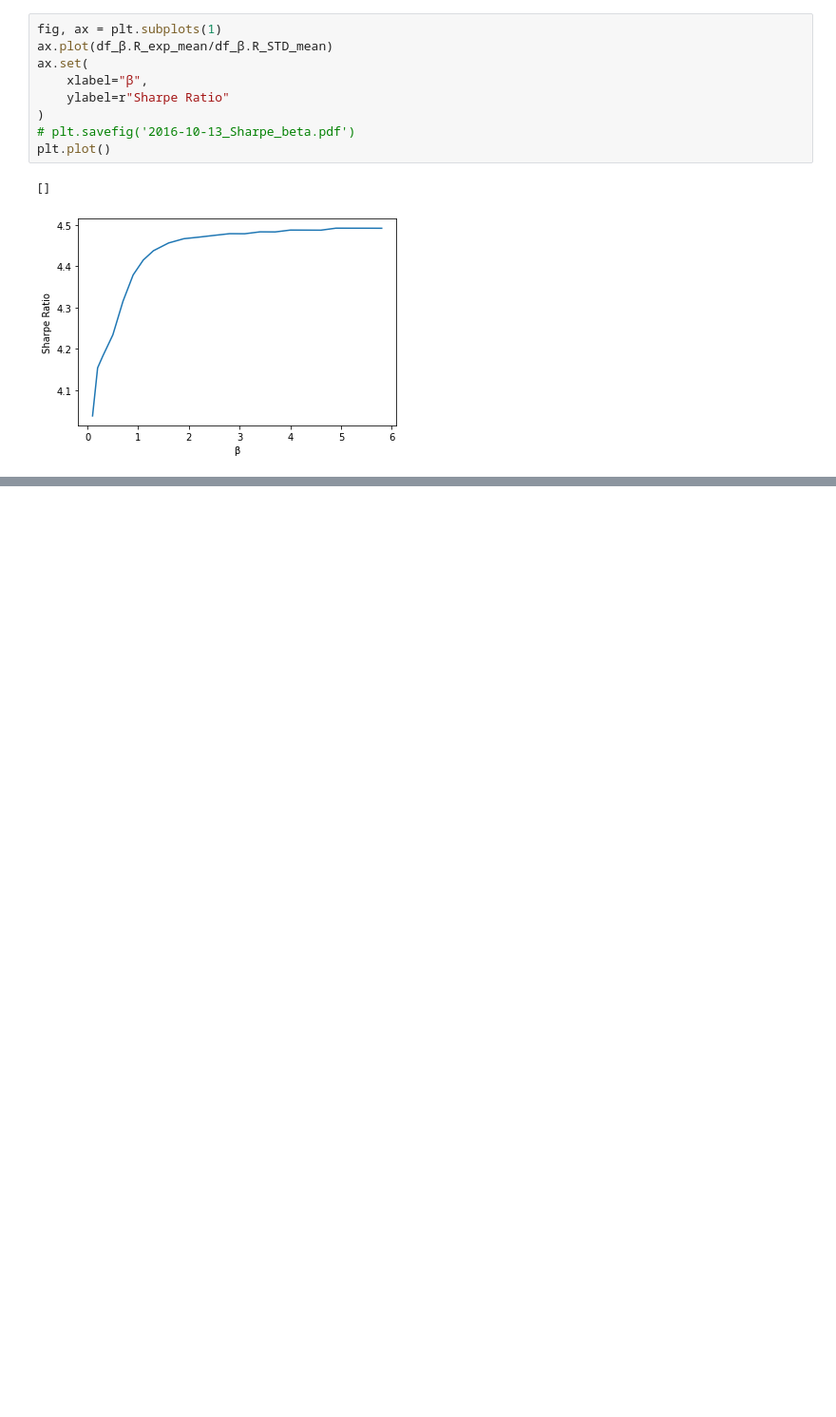
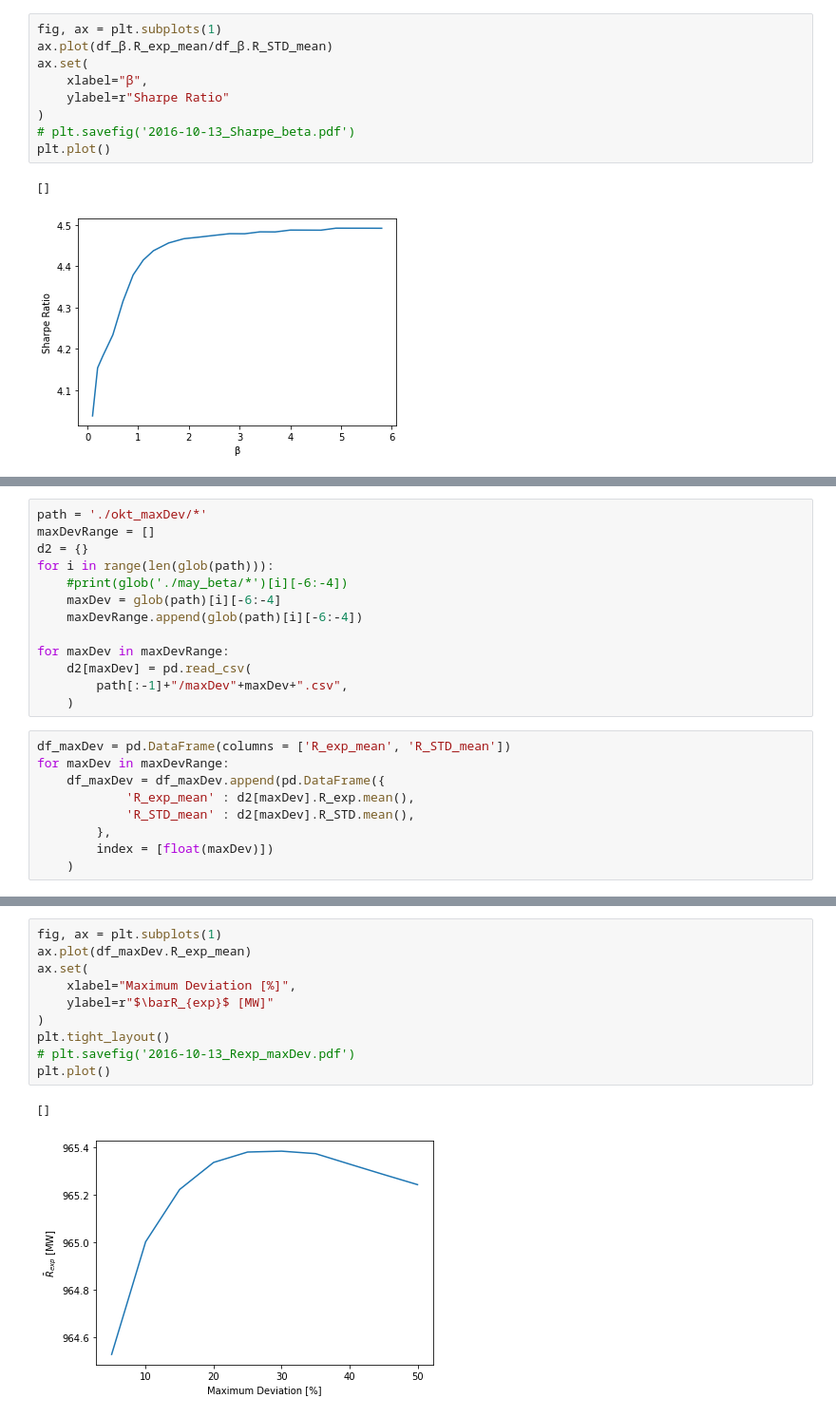
Before and after one commit to lsund234/ATIES3_group_project, a Jupyter notebook: 2016-10-13/Wind_plots_vAE.ipynb, the cells around one changed output, grey strips where cells are left out. Shown at 95% size. Saved outputs shown, nothing was run; the diff lists cells and outputs as text; blank space fills up the shorter version.

```diff
--- a/2016-10-13/Wind_plots_vAE.ipynb
+++ b/2016-10-13/Wind_plots_vAE.ipynb
@@ -86,0 +91,22 @@ plt.plot()
+# %%
+path = './okt_maxDev/*'
+maxDevRange = []
+d2 = {}
+for i in range(len(glob(path))):
+    #print(glob('./may_beta/*')[i][-6:-4])
+    maxDev = glob(path)[i][-6:-4]
+    maxDevRange.append(glob(path)[i][-6:-4])
+
+for maxDev in maxDevRange:
+    d2[maxDev] = pd.read_csv(
+        path[:-1]+"/maxDev"+maxDev+".csv",
+    )
+# %%
+df_maxDev = pd.DataFrame(columns = ['R_exp_mean', 'R_STD_mean'])
+for maxDev in maxDevRange:
+    df_maxDev = df_maxDev.append(pd.DataFrame({
+            'R_exp_mean' : d2[maxDev].R_exp.mean(),
+            'R_STD_mean' : d2[maxDev].R_STD.mean(),
+        },
+        index = [float(maxDev)])
+    )
@@ -86,0 +127,13 @@ plt.plot()
+# %%
+fig, ax = plt.subplots(1)
+ax.plot(df_maxDev.R_exp_mean)
+ax.set(
+    xlabel="Maximum Deviation [%]",
+    ylabel=r"$\barR_{exp}$ [MW]"
+)
+plt.tight_layout()
+# plt.savefig('2016-10-13_Rexp_maxDev.pdf')
+plt.plot()
+# %% [output]
+[]
+[figure, added]
```
Also changed, not shown: parts of 4 cells of this notebook, 12 other files.
